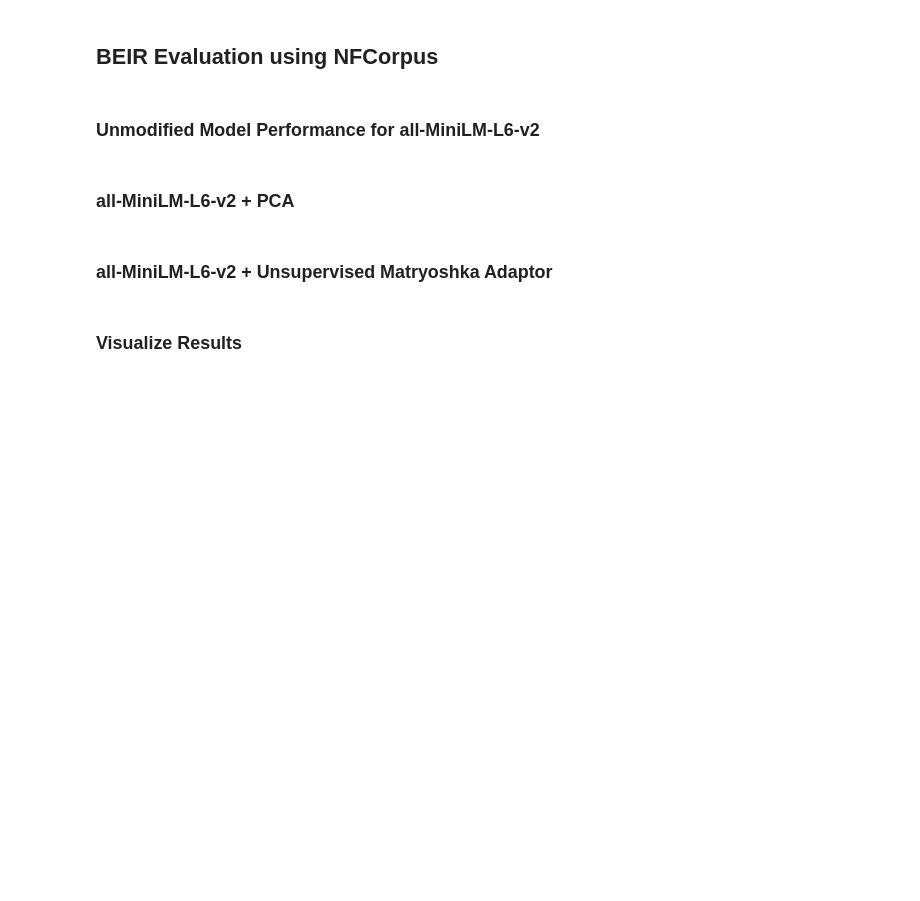
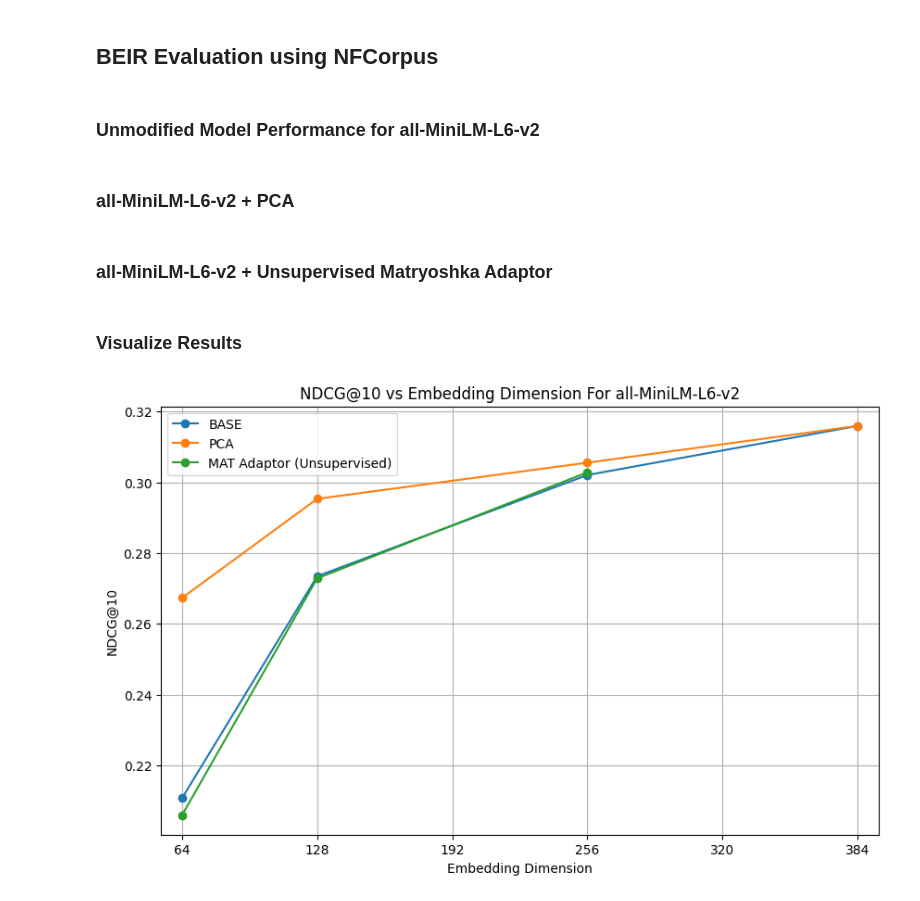
Before and after one commit to WillPowellUk/MatryoshkaAdaptor, a Jupyter notebook: matryoshka_adaptor.ipynb, the cells around one changed output. Cells and saved outputs as stored; diff of their text form; code cells hidden in the pictures; blank space fills up the shorter version.

```diff
--- a/matryoshka_adaptor.ipynb
+++ b/matryoshka_adaptor.ipynb
@@ -797,0 +751,70 @@ plt.show()
+# %%
+import json
+import matplotlib.pyplot as plt
+
+# BASE results
+base_result_paths = {
+    "64": "results/all-MiniLM-L6-v2_BASE/64/sentence-transformers__all-MiniLM-L6-v2/8b3219a92973c328a8e22fadcfa821b5dc75636a/NFCorpus.json",
+    "128": "results/all-MiniLM-L6-v2_BASE/128/sentence-transformers__all-MiniLM-L6-v2/8b3219a92973c328a8e22fadcfa821b5dc75636a/NFCorpus.json",
+    "256": "results/all-MiniLM-L6-v2_BASE/256/sentence-transformers__all-MiniLM-L6-v2/8b3219a92973c328a8e22fadcfa821b5dc75636a/NFCorpus.json",
+    "384": "results/all-MiniLM-L6-v2_BASE/384/sentence-transformers__all-MiniLM-L6-v2/8b3219a92973c328a8e22fadcfa821b5dc75636a/NFCorpus.json"
+}
+
+# PCA results
+pca_result_paths = {
+    "64": "results/all-MiniLM-L6-v2_PCA/64/sentence-transformers__all-MiniLM-L6-v2/8b3219a92973c328a8e22fadcfa821b5dc75636a/NFCorpus.json",
+    "128": "results/all-MiniLM-L6-v2_PCA/128/sentence-transformers__all-MiniLM-L6-v2/8b3219a92973c328a8e22fadcfa821b5dc75636a/NFCorpus.json",
+    "256": "results/all-MiniLM-L6-v2_PCA/256/sentence-transformers__all-MiniLM-L6-v2/8b3219a92973c328a8e22fadcfa821b5dc75636a/NFCorpus.json",
+    "384": "results/all-MiniLM-L6-v2_BASE/384/sentence-transformers__all-MiniLM-L6-v2/8b3219a92973c328a8e22fadcfa821b5dc75636a/NFCorpus.json",
+}
+
+# Unsupervised Matryoshka-Adaptor results
+unsup_mat_adaptor_result_paths = {
+    "64": "results/all-MiniLM-L6-v2_MAT_ADAPTOR_UNSUPERVISED/64/sentence-transformers__all-MiniLM-L6-v2/8b3219a92973c328a8e22fadcfa821b5dc75636a/NFCorpus.json",
+    "128": "results/all-MiniLM-L6-v2_MAT_ADAPTOR_UNSUPERVISED/128/sentence-transformers__all-MiniLM-L6-v2/8b3219a92973c328a8e22fadcfa821b5dc75636a/NFCorpus.json",
+    "256": "results/all-MiniLM-L6-v2_MAT_ADAPTOR_UNSUPERVISED/256/sentence-transformers__all-MiniLM-L6-v2/8b3219a92973c328a8e22fadcfa821b5dc75636a/NFCorpus.json",
+    # "384": "results/all-MiniLM-L6-v2_MAT_ADAPTOR_UNSUPERVISED/384/sentence-transformers__all-MiniLM-L6-v2/8b3219a92973c328a8e22fadcfa821b5dc75636a/NFCorpus.json"
+}
+
+def load_results(result_paths):
+    dimensions = []
+    ndcg_at_10_values = []
+
+    for dim, path in result_paths.items():
+        with open(path, 'r') as f:
+            data = json.load(f)
+            # Extract the NDCG@10 score
+            ndcg_at_10 = data['scores']['test'][0]['ndcg_at_10']
+            dimensions.append(int(dim))
+            ndcg_at_10_values.append(ndcg_at_10)
+
+    return dimensions, ndcg_at_10_values
+
+# Load the results for each method
+base_dimensions, base_ndcg_at_10_values = load_results(base_result_paths)
+pca_dimensions, pca_ndcg_at_10_values = load_results(pca_result_paths)
+unsup_mat_adaptor_dimensions, unsup_mat_adaptor_ndcg_at_10_values = load_results(unsup_mat_adaptor_result_paths)
+
+# Plotting the results
+plt.figure(figsize=(10, 6))
+
+# Plot BASE
+plt.plot(base_dimensions, base_ndcg_at_10_values, marker='o', label='BASE')
+
+# Plot PCA
+plt.plot(pca_dimensions, pca_ndcg_at_10_values, marker='o', label='PCA')
+
+# Plot Unsupervised Matryoshka-Adaptor
+plt.plot(unsup_mat_adaptor_dimensions, unsup_mat_adaptor_ndcg_at_10_values, marker='o', label='MAT Adaptor (Unsupervised)')
+
+# Adding labels and title
+plt.xticks(range(0, max(base_dimensions) + 64, 64))
+plt.xlim(min(base_dimensions)-10, max(base_dimensions) + 10)
+plt.title('NDCG@10 vs Embedding Dimension For all-MiniLM-L6-v2')
+plt.xlabel('Embedding Dimension')
+plt.ylabel('NDCG@10')
+plt.grid(True)
+plt.legend()
+plt.show()
+# %% [output]
+[figure, added]
```
Also changed, not shown: parts of 7 cells of this notebook, 20 other files.
